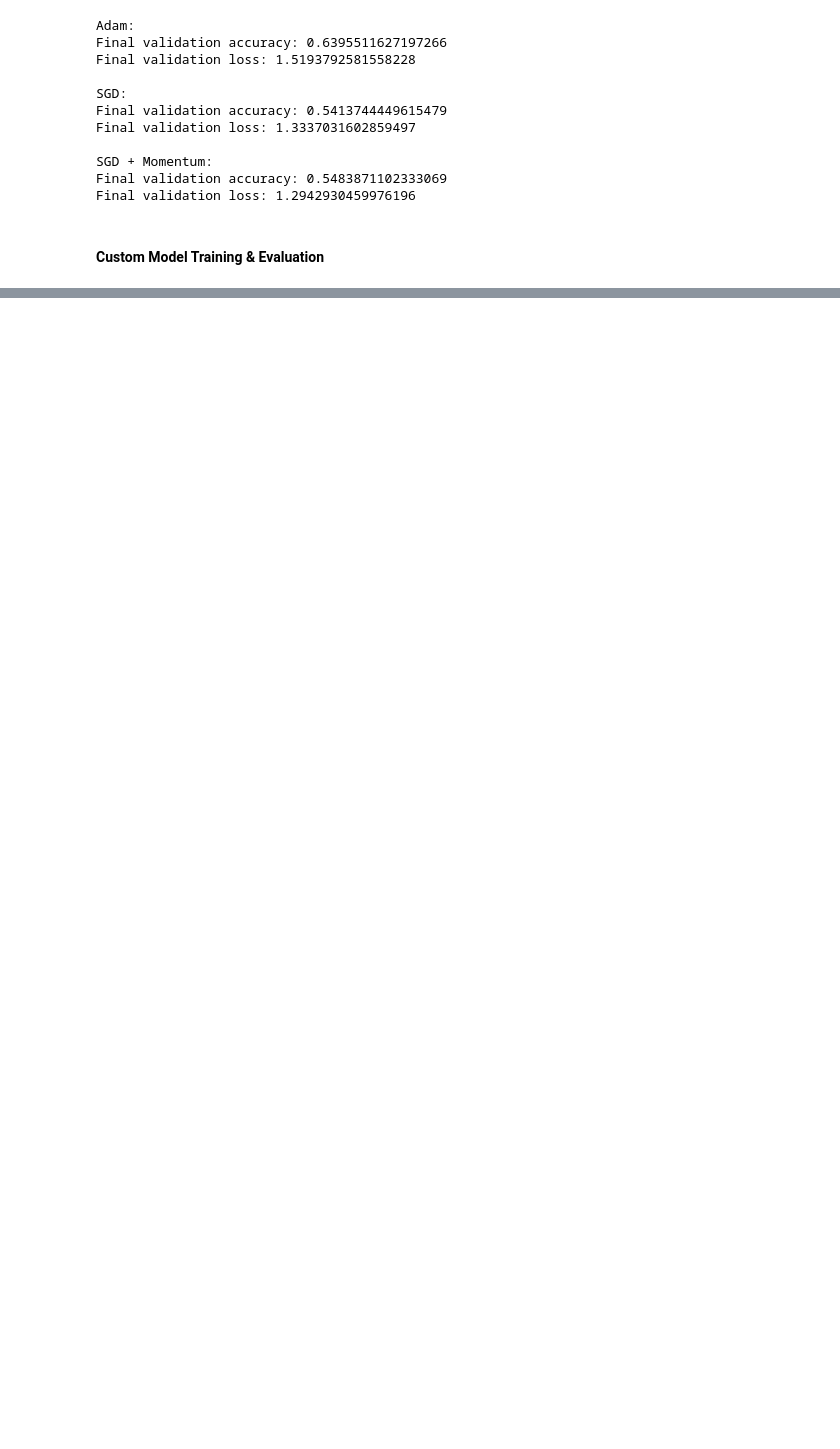
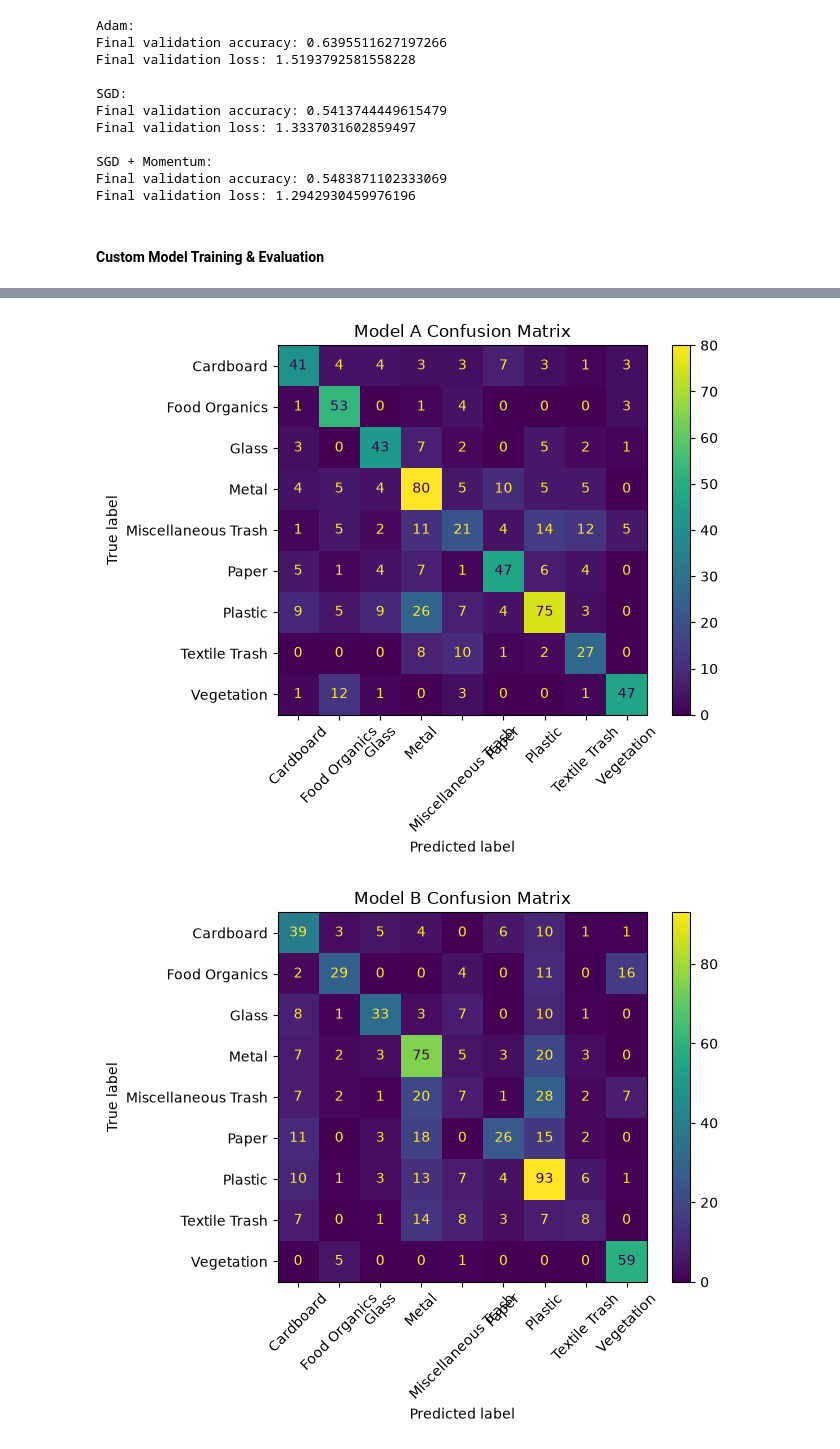
Before and after one commit to shalaniupekshani/EN3150_Assignment03_CNN, a Jupyter notebook: EN3150_CNN_Assignment.ipynb, the cells around one changed output, grey strips where cells are left out. Saved outputs shown, nothing was run; the diff lists cells and outputs as text; code cells hidden in the pictures; blank space fills up the shorter version.

```diff
--- a/EN3150_CNN_Assignment.ipynb
+++ b/EN3150_CNN_Assignment.ipynb
@@ -352,0 +480,16 @@ Final validation loss: 1.2942930459976196
+# %%
+# Evaluation on model B
+test_loss_B, test_accuracy_B = model_B_final.evaluate(test_ds)
+print("Model B Test Accuracy:", test_accuracy_B)
+
+y_pred_prob_B = model_B_final.predict(test_ds)
+y_pred_B = np.argmax(y_pred_prob_B, axis=1)
+# confusion matrix
+cm_B = confusion_matrix(y_true, y_pred_B)
+print("Model B Confusion Matrix:")
+print(cm_B)
+# precision recall
+precision_B = precision_score(y_true, y_pred_B, average="weighted")
+recall_B = recall_score(y_true, y_pred_B, average="weighted")
+print("Model B Precision:", precision_B)
+print("Model B Recall:", recall_B)
@@ -352,0 +512,19 @@ Final validation loss: 1.2942930459976196
+# %%
+ConfusionMatrixDisplay(
+    confusion_matrix=cm_A,
+    display_labels=class_names
+).plot(xticks_rotation=45)
+
+plt.title("Model A Confusion Matrix")
+plt.show()
+
+ConfusionMatrixDisplay(
+    confusion_matrix=cm_B,
+    display_labels=class_names
+).plot(xticks_rotation=45)
+
+plt.title("Model B Confusion Matrix")
+plt.show()
+# %% [output]
+[figure, added]
+[figure, added]
```
Also changed, not shown: parts of 12 cells of this notebook.
